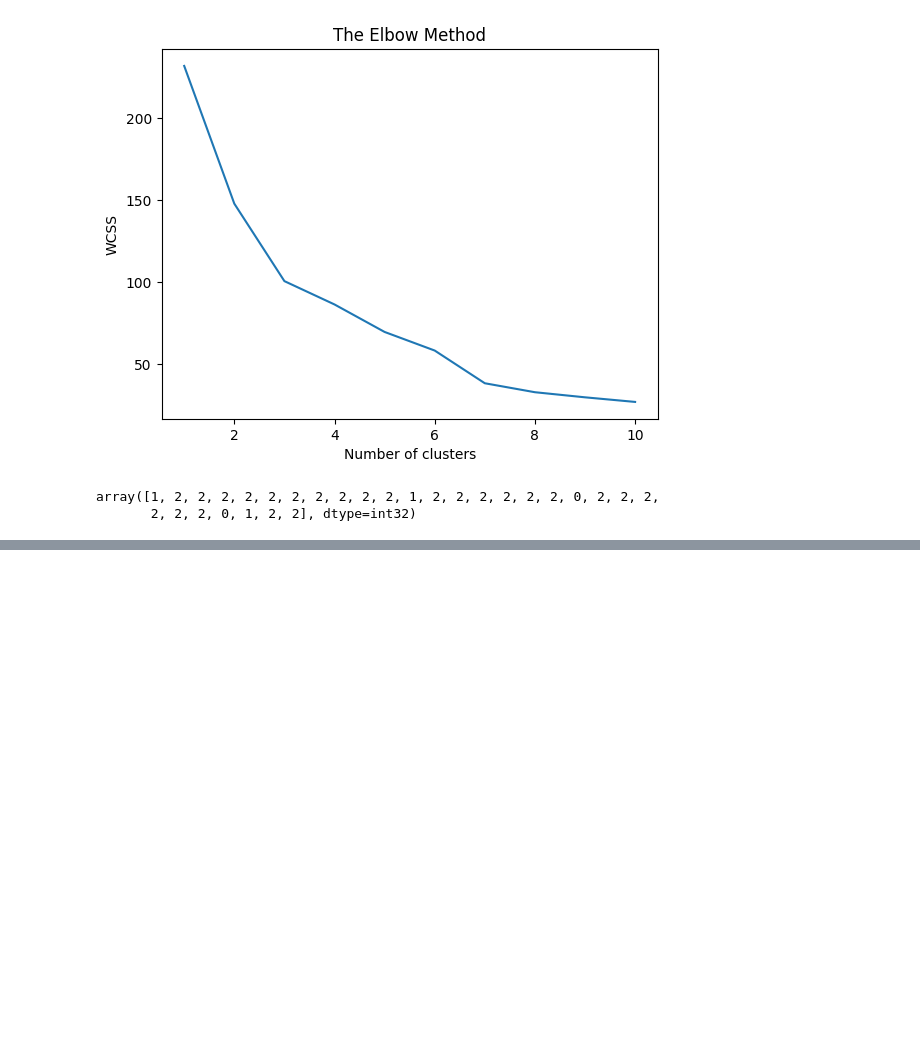
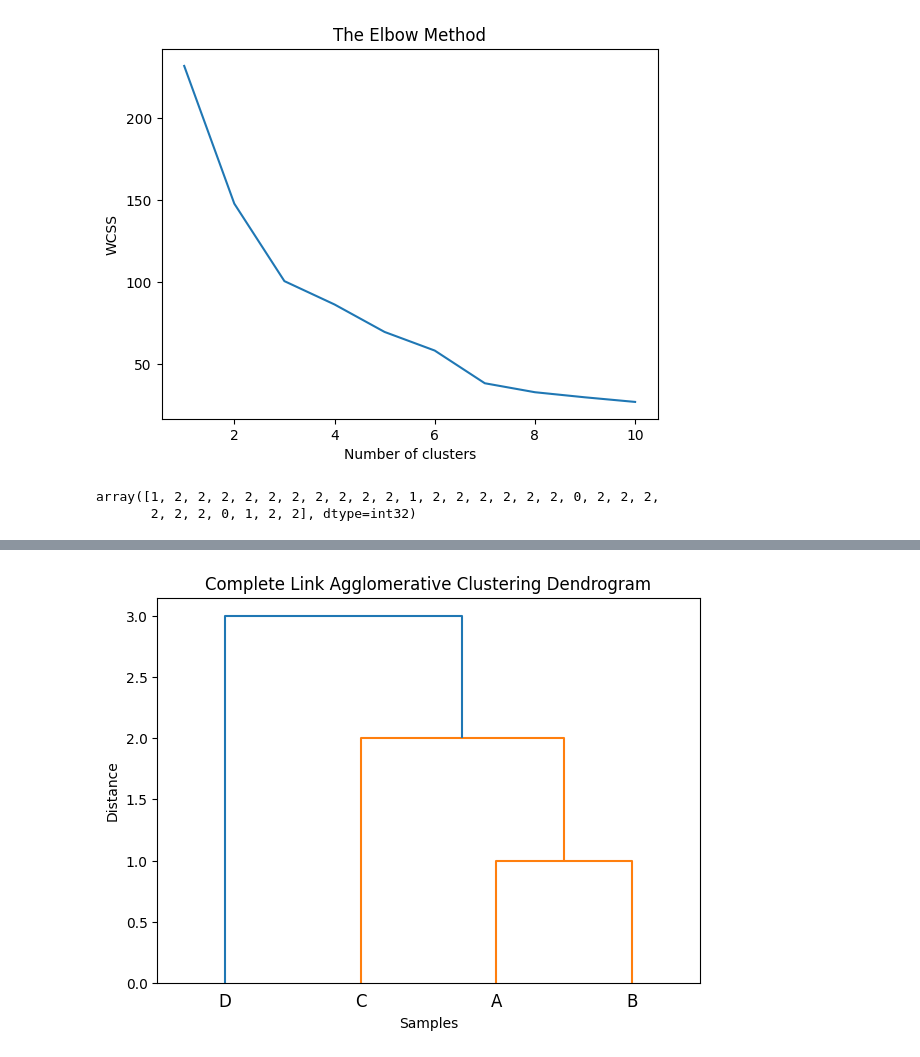
Before and after one commit to chidimo/AI-MSc, a Jupyter notebook: mldm - wk4 - clustering.ipynb, the cells around one changed output, grey strips where cells are left out. Saved outputs shown, nothing was run; the diff lists cells and outputs as text; code cells hidden in the pictures; blank space fills up the shorter version.

```diff
--- a/mldm - wk4 - clustering.ipynb
+++ b/mldm - wk4 - clustering.ipynb
@@ -35,9 +33,7 @@ sns.pairplot(dataset.iloc[:, [2,3,4]])
 ## Part One: KMeans Clustering
 # %%
 from sklearn.preprocessing import StandardScaler
-X = dataset.iloc[:, [3,4]]
-print('X before', X)
-print('*****' * 10)
+X = dataset.iloc[:, [3,4]].values
 sc_X = StandardScaler()
 X = sc_X.fit_transform(X)
 X
@@ -128,7 +114,8 @@ plt.show()
 import scipy.cluster.hierarchy as sch
 
 plt.figure(figsize=(15, 6))
-dendrogram = sch.dendrogram(sch.linkage(X, method='ward'))
+Z = sch.linkage(X, method='ward')
+dendrogram = sch.dendrogram(Z)
 plt.title('Dendrogram')
 plt.xlabel('Customers')
 plt.ylabel('Euclidean distances')
@@ -292,2 +277,22 @@ plt.show()
 # %%
-NHpsrPu!aWBV8tb
+import matplotlib.pyplot as plt
+from scipy.cluster.hierarchy import linkage, dendrogram
+import numpy as np
+
+# Distance matrix from Image 1 (A, B, C, D)
+# We represent this as a condensed distance matrix for linkage()
+# Distances: AB=1, AC=4, AD=5, BC=2, BD=6, CD=3
+distances = np.array([1, 4, 5, 2, 6, 3])
+
+# Perform hierarchical clustering using complete linkage
+Z = linkage(distances, method='single')
+
+# Plot dendrogram
+plt.figure(figsize=(7, 5))
+dendrogram(Z, labels=["A", "B", "C", "D"])
+plt.title("Complete Link Agglomerative Clustering Dendrogram")
+plt.xlabel("Samples")
+plt.ylabel("Distance")
+plt.show()
+# %% [output]
+[figure, added]
```
Also changed, not shown: parts of 13 cells of this notebook, 1 other file.
